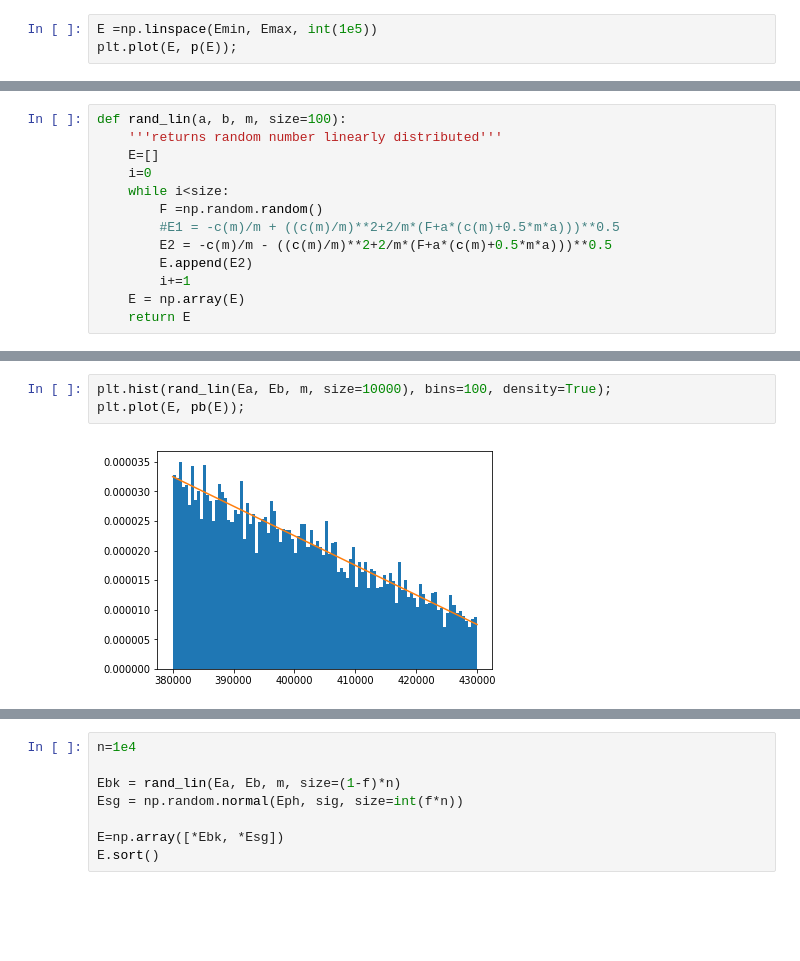
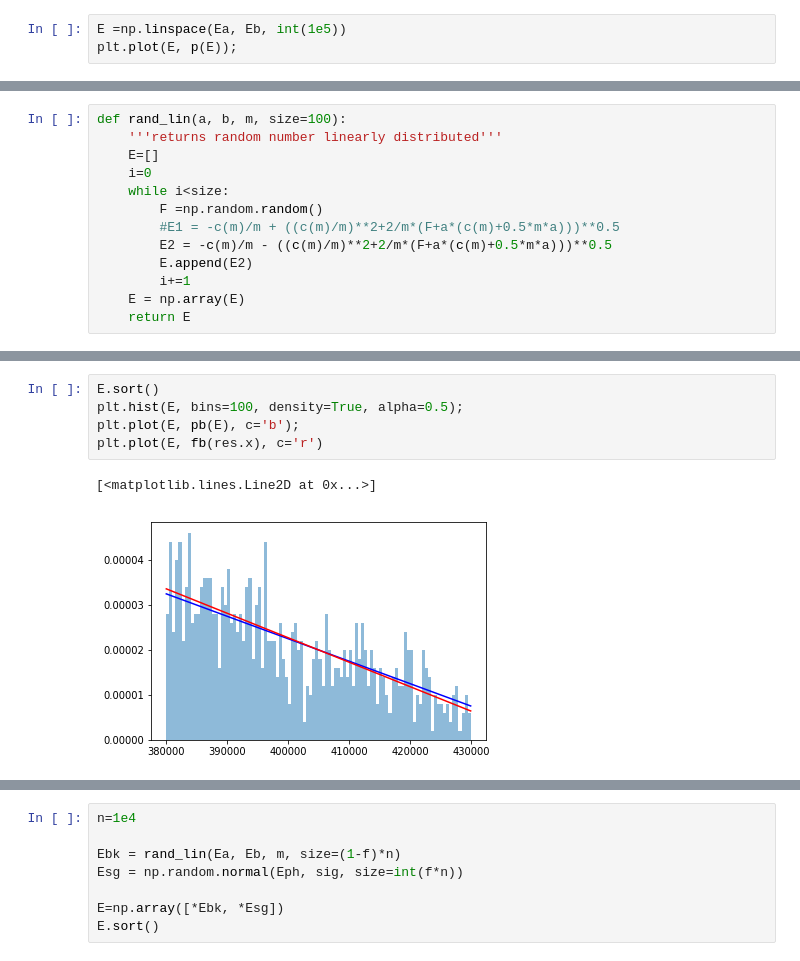
Before and after one commit to gondiaz/CsThNB, a Jupyter notebook: GDL/blobcalc/unbin.ipynb, the cells around one changed output, grey strips where cells are left out. Saved outputs shown, nothing was run; the diff lists cells and outputs as text; blank space fills up the shorter version.

```diff
--- a/GDL/blobcalc/unbin.ipynb
+++ b/GDL/blobcalc/unbin.ipynb
@@ -65,7 +68,7 @@ def P(E):
 Ea, Eb = 380e3, 430e3
 f, Eph, sig, m = 0.5, 400e3, 3e3, -0.5e-9
 # %%
-E =np.linspace(Emin, Emax, int(1e5))
+E =np.linspace(Ea, Eb, int(1e5))
 plt.plot(E, p(E));
 # %% [output]
 [figure]
@@ -85,5 +172,8 @@ def rand_lin(a, b, m, size=100):
 # %%
-plt.hist(rand_lin(Ea, Eb, m, size=10000), bins=100, density=True);
-plt.plot(E, pb(E));
+E.sort()
+plt.hist(E, bins=100, density=True, alpha=0.5);
+plt.plot(E, pb(E), c='b');
+plt.plot(E, fb(res.x), c='r')
 # %% [output]
+[<matplotlib.lines.Line2D at 0x...>]
-[figure, old version]
+[figure, new version]
```
Also changed, not shown: parts of 15 cells of this notebook.
